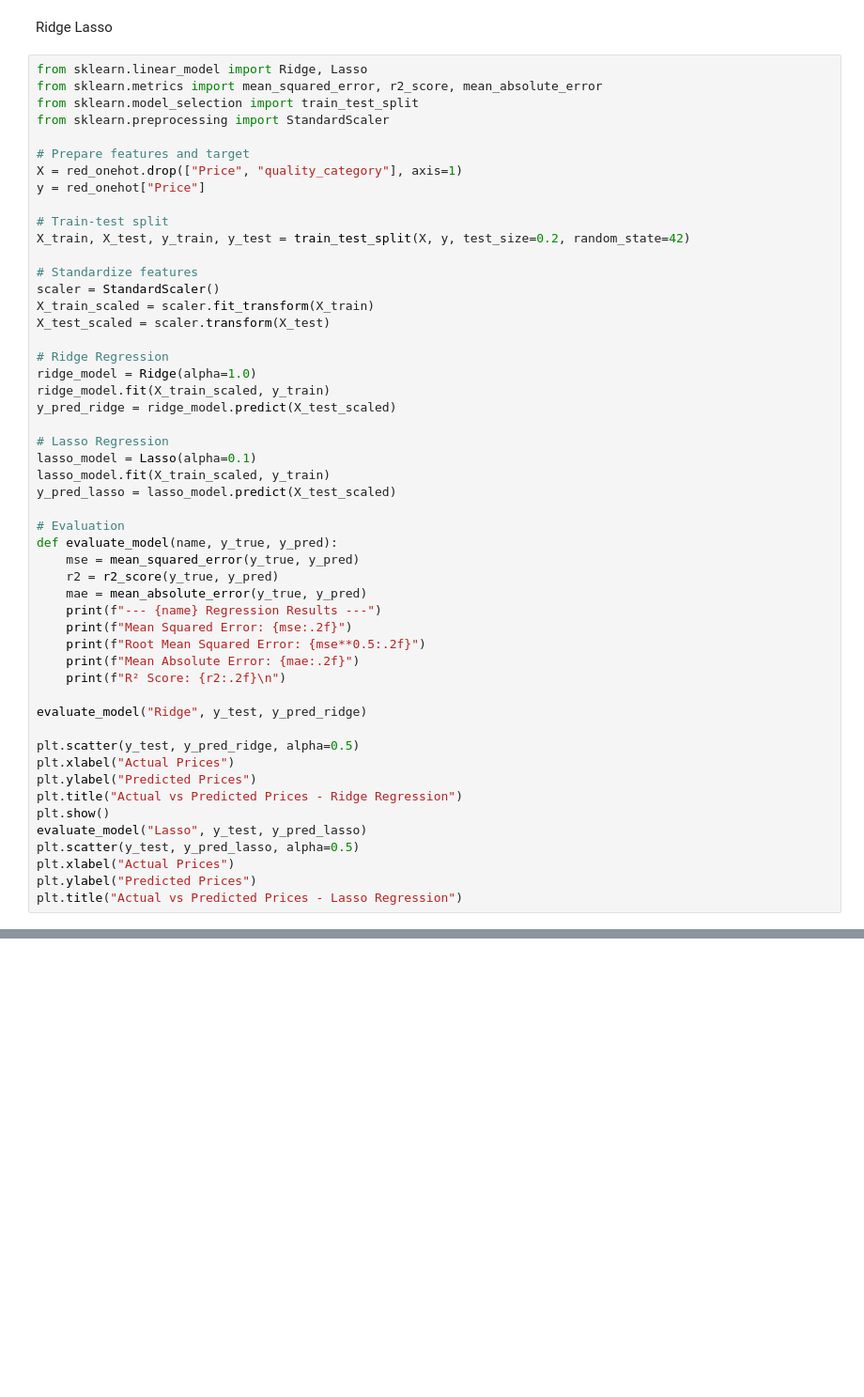
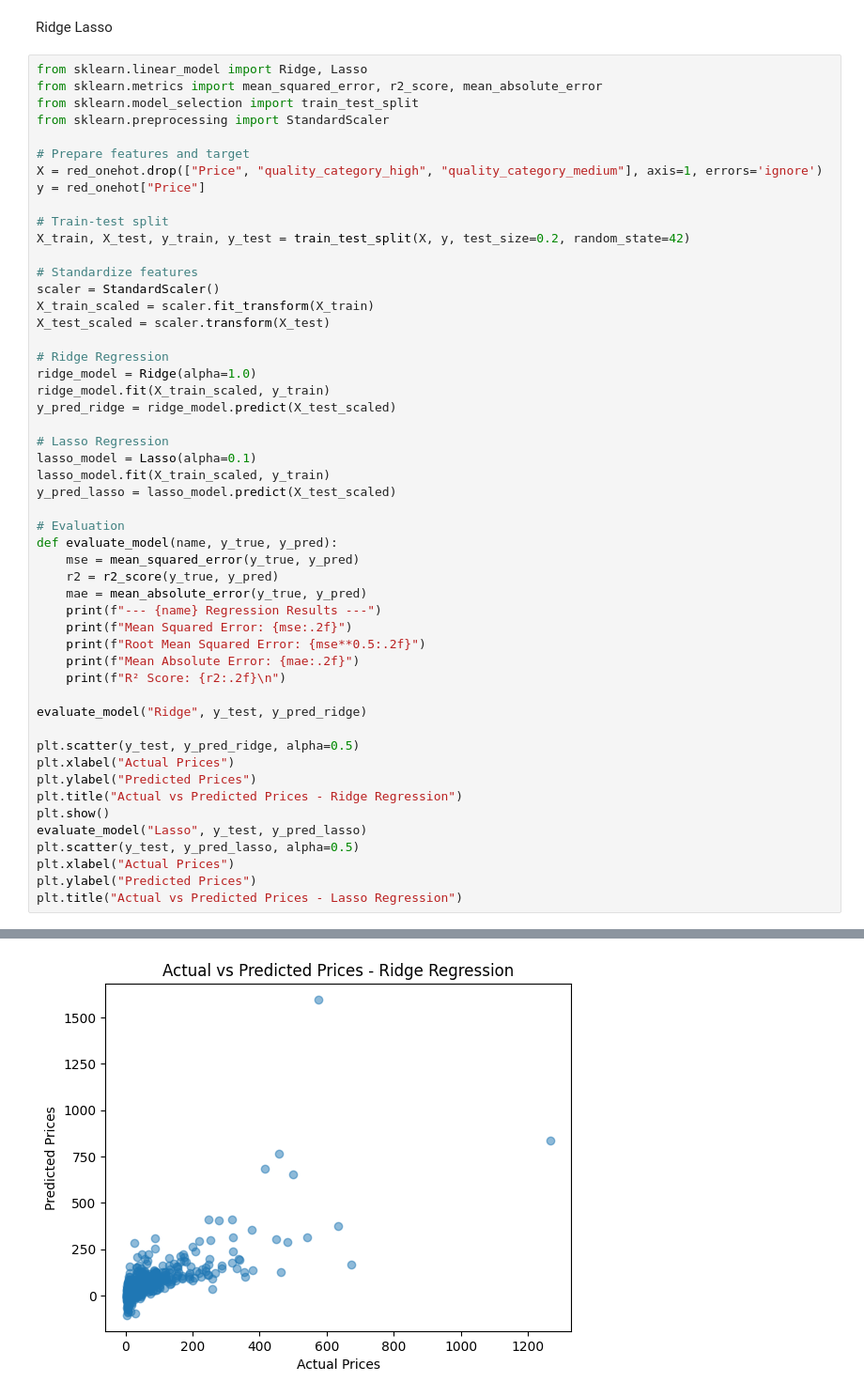
Before and after one commit to dylangeorg3/ENGG2112_Project, a Jupyter notebook: PriceModels.ipynb, the cells around one changed output, grey strips where cells are left out. Shown at 94% size. Saved outputs shown, nothing was run; the diff lists cells and outputs as text; blank space fills up the shorter version.

```diff
--- a/PriceModels.ipynb
+++ b/PriceModels.ipynb
@@ -142,7 +169,7 @@ from sklearn.model_selection import train_test_split
 from sklearn.preprocessing import StandardScaler
 
 # Prepare features and target
-X = red_onehot.drop(["Price", "quality_category"], axis=1)
+X = red_onehot.drop(["Price", "quality_category_high", "quality_category_medium"], axis=1, errors='ignore')
 y = red_onehot["Price"]
 
 # Train-test split
@@ -190,0 +222 @@ ValueError: could not convert string to float: 'N.V.'
+[figure, added]
```
Also changed, not shown: parts of 3 cells of this notebook.
